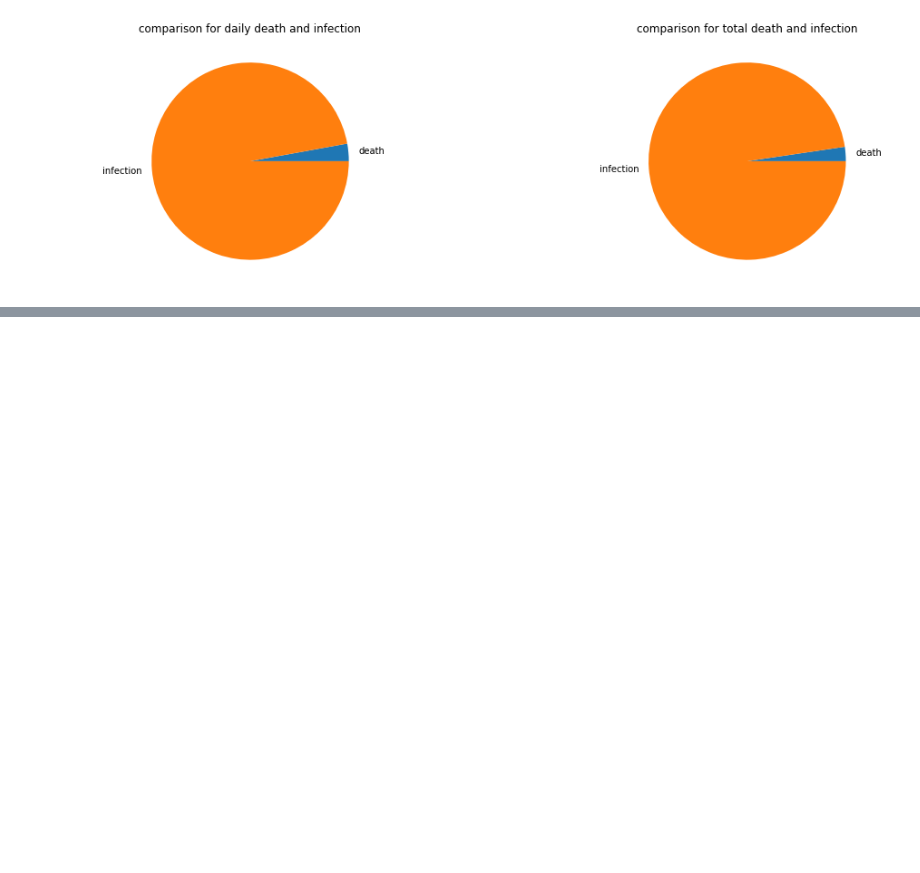
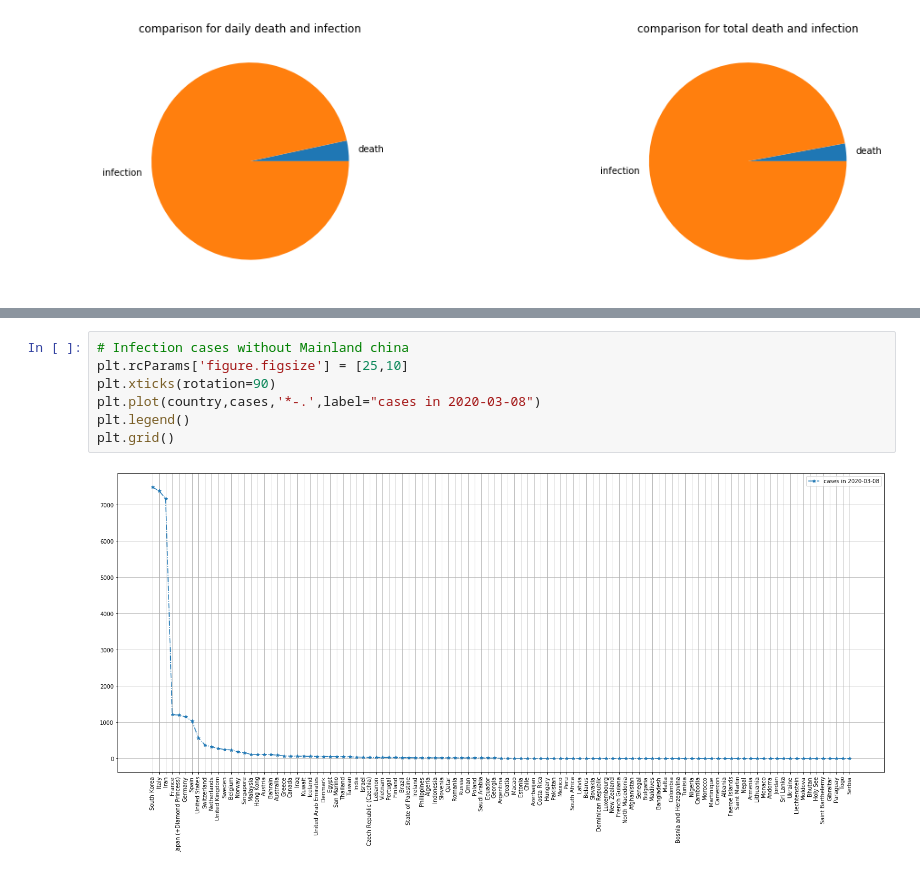
Before and after one commit to saitzaw/covid-dash, a Jupyter notebook: COVID_19.ipynb, the cells around one changed output, grey strips where cells are left out. Saved outputs shown, nothing was run; the diff lists cells and outputs as text; blank space fills up the shorter version.

```diff
--- a/COVID_19.ipynb
+++ b/COVID_19.ipynb
@@ -241,0 +393,9 @@ Text(0.5, 1.0, 'Infected patient, mild condition, critical')
+# %%
+# Infection cases without Mainland china
+plt.rcParams['figure.figsize'] = [25,10]
+plt.xticks(rotation=90)
+plt.plot(country,cases,'*-.',label="cases in 2020-03-08")
+plt.legend()
+plt.grid()
+# %% [output]
+[figure, added]
```
Also changed, not shown: parts of 30 cells of this notebook.
